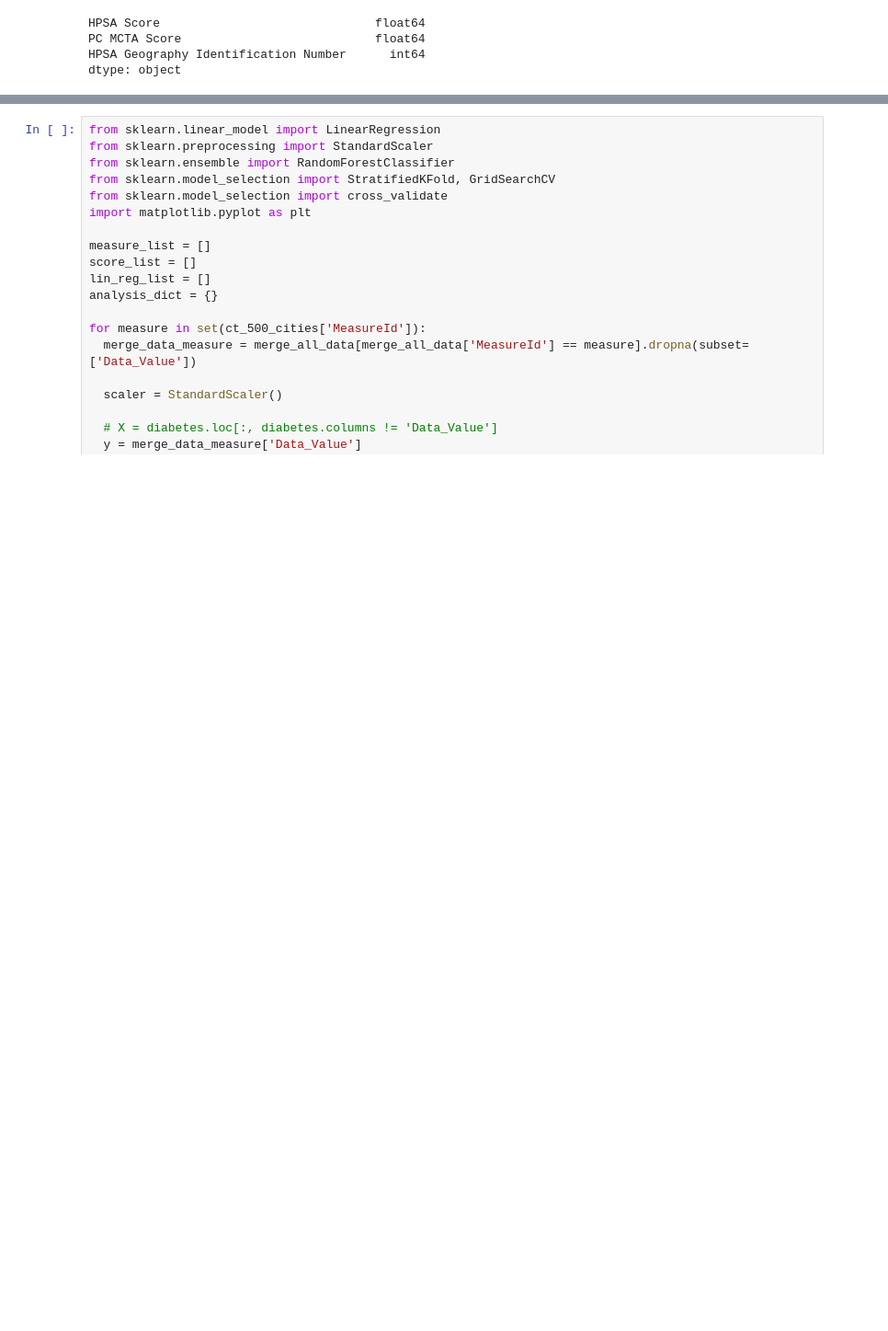
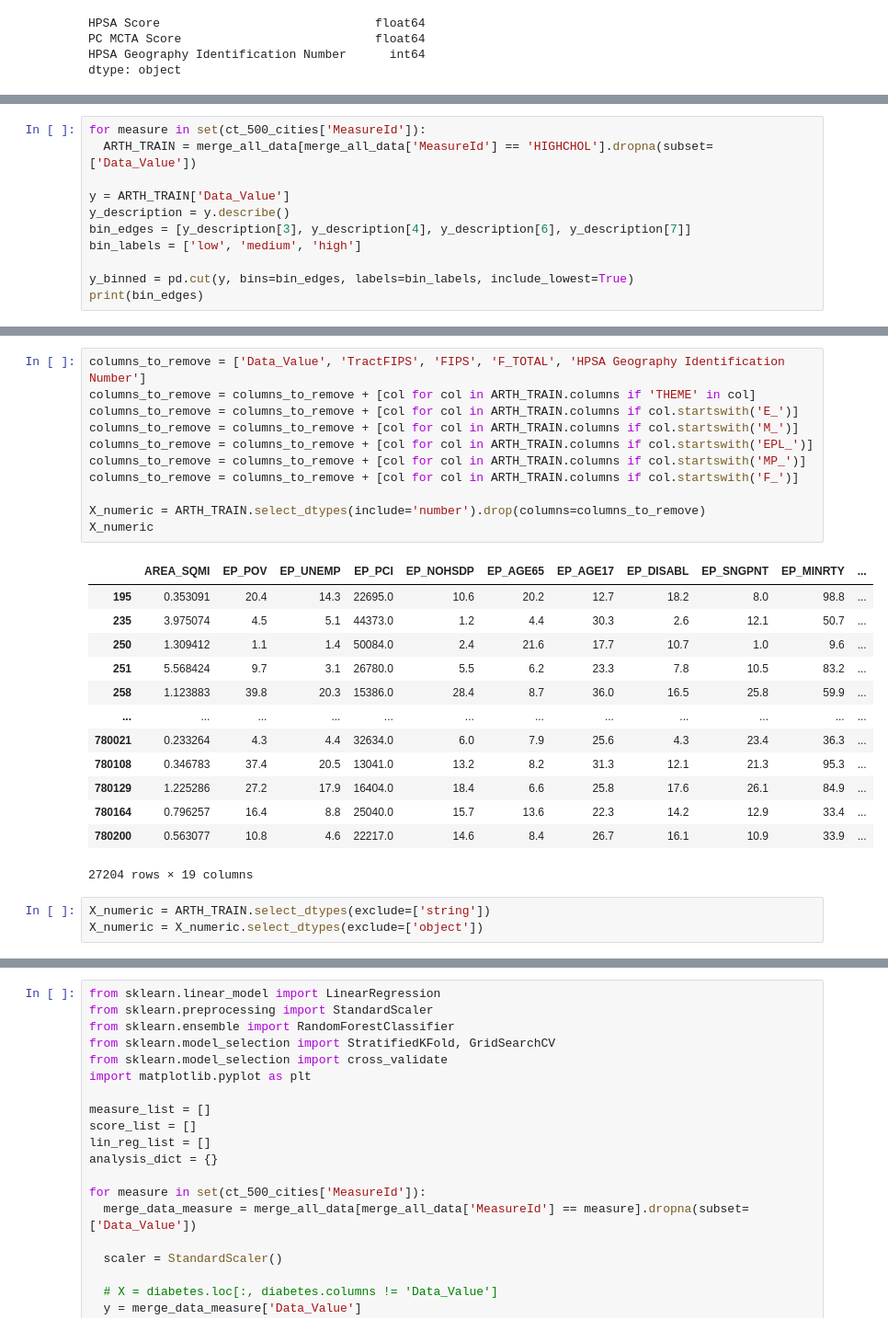
Before and after one commit to jonas060/SDOH, a Jupyter notebook: CSCI_8980_Project_GP.ipynb, the cells around one changed output, grey strips where cells are left out. Shown at 92% size. Cells and saved outputs as stored; diff of their text form; blank space fills up the shorter version.

```diff
--- a/CSCI_8980_Project_GP.ipynb
+++ b/CSCI_8980_Project_GP.ipynb
@@ -254,0 +280,11 @@ merge_all_data
+# %%
+for measure in set(ct_500_cities['MeasureId']):
+  ARTH_TRAIN = merge_all_data[merge_all_data['MeasureId'] == 'HIGHCHOL'].dropna(subset=['Data_Value'])
+
+y = ARTH_TRAIN['Data_Value']
+y_description = y.describe()
+bin_edges = [y_description[3], y_description[4], y_description[6], y_description[7]]
+bin_labels = ['low', 'medium', 'high']
+
+y_binned = pd.cut(y, bins=bin_edges, labels=bin_labels, include_lowest=True)
+print(bin_edges)
@@ -254,0 +340,28 @@ merge_all_data
+# %%
+columns_to_remove = ['Data_Value', 'TractFIPS', 'FIPS', 'F_TOTAL', 'HPSA Geography Identification Number']
+columns_to_remove = columns_to_remove + [col for col in ARTH_TRAIN.columns if 'THEME' in col]
+columns_to_remove = columns_to_remove + [col for col in ARTH_TRAIN.columns if col.startswith('E_')]
+columns_to_remove = columns_to_remove + [col for col in ARTH_TRAIN.columns if col.startswith('M_')]
+columns_to_remove = columns_to_remove + [col for col in ARTH_TRAIN.columns if col.startswith('EPL_')]
+columns_to_remove = columns_to_remove + [col for col in ARTH_TRAIN.columns if col.startswith('MP_')]
+columns_to_remove = columns_to_remove + [col for col in ARTH_TRAIN.columns if col.startswith('F_')]
+
+X_numeric = ARTH_TRAIN.select_dtypes(include='number').drop(columns=columns_to_remove)
+X_numeric
+# %% [output]
+|  | AREA_SQMI | EP_POV | EP_UNEMP | EP_PCI | EP_NOHSDP | EP_AGE65 | EP_AGE17 | EP_DISABL | EP_SNGPNT | EP_MINRTY | ... |
+| 195 | 0.353091 | 20.4 | 14.3 | 22695.0 | 10.6 | 20.2 | 12.7 | 18.2 | 8.0 | 98.8 | ... |
+| 235 | 3.975074 | 4.5 | 5.1 | 44373.0 | 1.2 | 4.4 | 30.3 | 2.6 | 12.1 | 50.7 | ... |
+| 250 | 1.309412 | 1.1 | 1.4 | 50084.0 | 2.4 | 21.6 | 17.7 | 10.7 | 1.0 | 9.6 | ... |
+| 251 | 5.568424 | 9.7 | 3.1 | 26780.0 | 5.5 | 6.2 | 23.3 | 7.8 | 10.5 | 83.2 | ... |
+| 258 | 1.123883 | 39.8 | 20.3 | 15386.0 | 28.4 | 8.7 | 36.0 | 16.5 | 25.8 | 59.9 | ... |
+| ... | ... | ... | ... | ... | ... | ... | ... | ... | ... | ... | ... |
+| 780021 | 0.233264 | 4.3 | 4.4 | 32634.0 | 6.0 | 7.9 | 25.6 | 4.3 | 23.4 | 36.3 | ... |
+| 780108 | 0.346783 | 37.4 | 20.5 | 13041.0 | 13.2 | 8.2 | 31.3 | 12.1 | 21.3 | 95.3 | ... |
+| 780129 | 1.225286 | 27.2 | 17.9 | 16404.0 | 18.4 | 6.6 | 25.8 | 17.6 | 26.1 | 84.9 | ... |
+| 780164 | 0.796257 | 16.4 | 8.8 | 25040.0 | 15.7 | 13.6 | 22.3 | 14.2 | 12.9 | 33.4 | ... |
+| 780200 | 0.563077 | 10.8 | 4.6 | 22217.0 | 14.6 | 8.4 | 26.7 | 16.1 | 10.9 | 33.9 | ... |
+27204 rows × 19 columns
+# %%
+X_numeric = ARTH_TRAIN.select_dtypes(exclude=['string'])
+X_numeric = X_numeric.select_dtypes(exclude=['object'])
```
Also changed, not shown: parts of 24 cells of this notebook.
